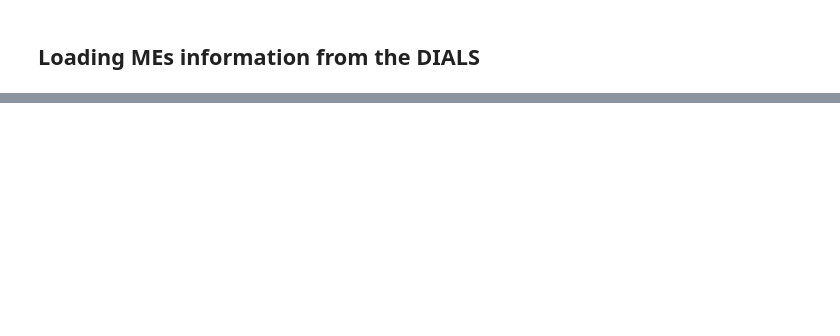
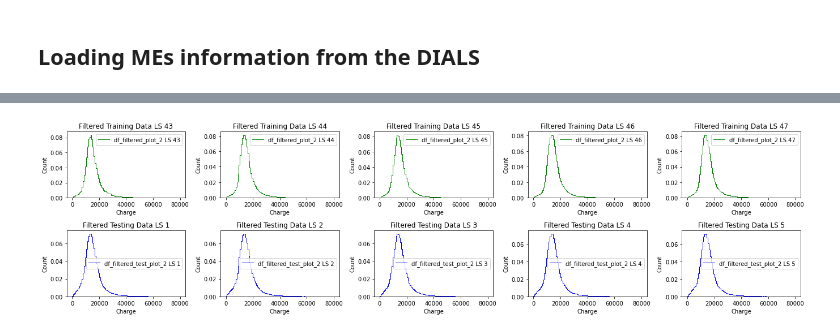
Before and after one commit to tetianmaz/NMF_dials, a Jupyter notebook: notebooks/NMF_loading_dials.ipynb, the cells around one changed output, grey strips where cells are left out. Saved outputs shown, nothing was run; the diff lists cells and outputs as text; code cells hidden in the pictures; blank space fills up the shorter version.

```diff
--- a/notebooks/NMF_loading_dials.ipynb
+++ b/notebooks/NMF_loading_dials.ipynb
@@ -149 +204,32 @@ df_filtered_test = df_after_trig_test[~df_after_trig_test['data'].apply(contains
+# %%
+df_filtered_plot_2 = df_filtered_2['data_normalized'].iloc[:5]
+df_filtered_test_plot_2 = df_filtered_test_2['data_normalized'].iloc[:5]
+
+ls_number_2 = df_filtered_plot_2.index
+ls_number_test_2 = df_filtered_test_plot_2.index
+
+fig, axes = plt.subplots(2, 5, figsize=(19, 5))
+
+# Training Data
+for i in range(5):
+    axes[0, i].stairs(df_filtered_plot_2.iloc[i], bin_edges, color='g', label=f'df_filtered_plot_2 LS {ls_number_2[i]+1}')
+
+    axes[0, i].set_title(f'Filtered Training Data LS {ls_number_2[i]+1}')
+    axes[0, i].set_xlabel('Charge')
+    axes[0, i].set_ylabel('Count')
+    axes[0, i].legend()
+
+# Test Data
+for i in range(5):
+    axes[1, i].stairs(df_filtered_test_plot_2.iloc[i], bin_edges, color='b', label=f'df_filtered_test_plot_2 LS {ls_number_test_2[i]+1}')
+
+    axes[1, i].set_title(f'Filtered Testing Data LS {ls_number_test_2[i]+1}')
+    axes[1, i].set_xlabel('Charge')
+    axes[1, i].set_ylabel('Count')
+    axes[1, i].legend()
+
+plt.tight_layout()
+plt.show()
+# %% [output]
+[figure, added]
 # %%
```
Also changed, not shown: parts of 34 cells of this notebook, 2 other files.
